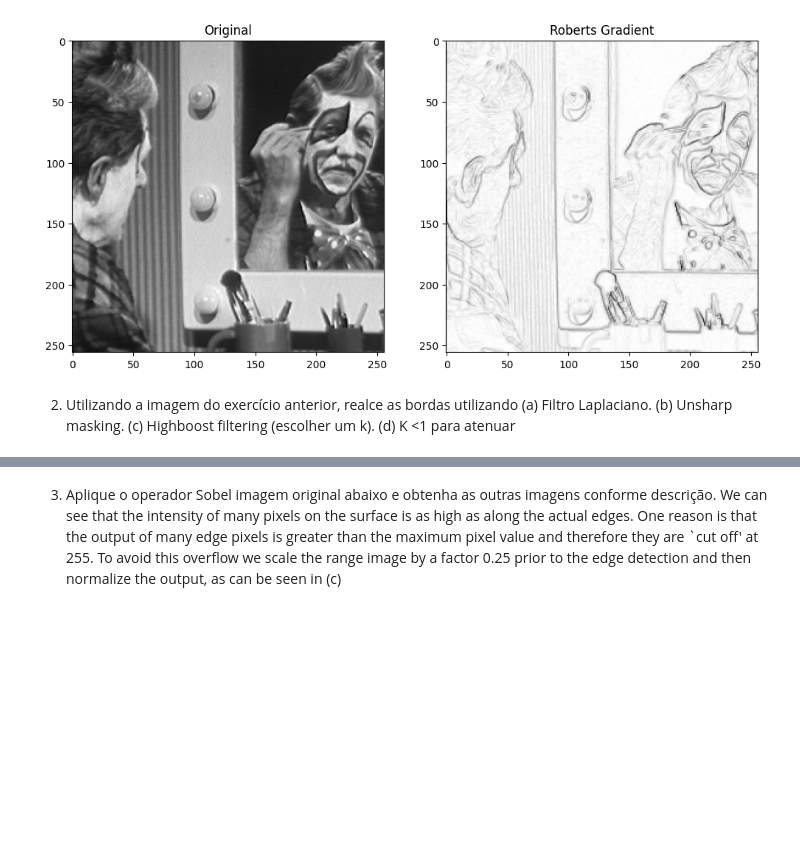
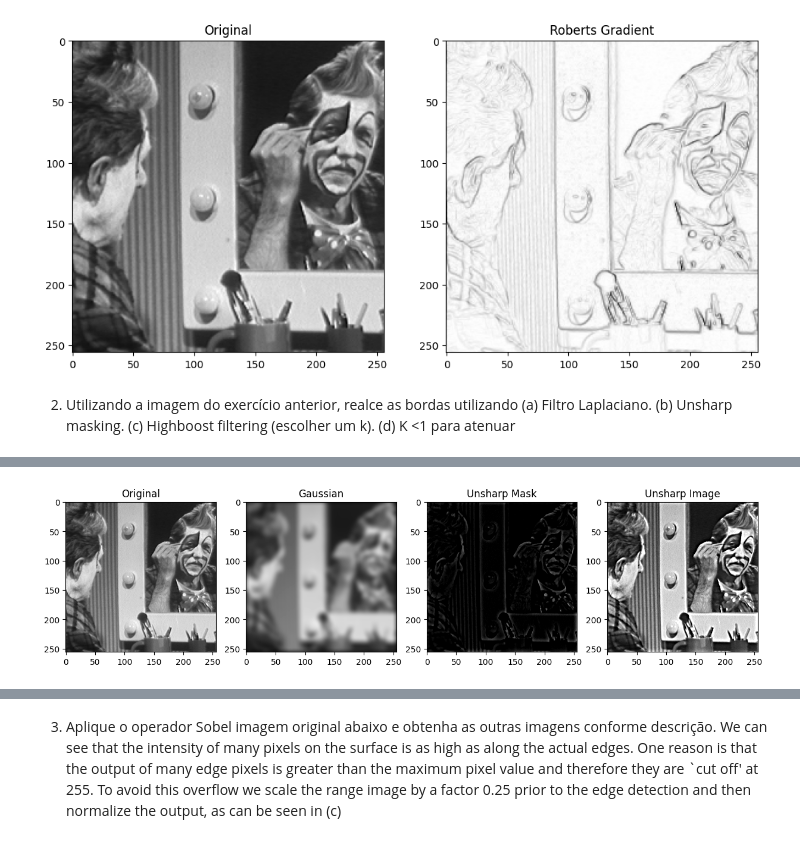
Before and after one commit to gabrielmsantos/pgc111-labs-2023, a Jupyter notebook: Lab05 - High pass filtering/Lab05.ipynb, the cells around one changed output, grey strips where cells are left out. Drawn from its saved outputs; the diff is of its cells as text; code cells hidden in the pictures; blank space fills up the shorter version.

```diff
--- a/Lab05 - High pass filtering/Lab05.ipynb
+++ b/Lab05 - High pass filtering/Lab05.ipynb
@@ -180,0 +114,17 @@ plt.imshow(img1, cmap='gray', vmin=0, vmax=255);
+# %%
+# Exercise Unsharp Masking
+img1 = cv2.imread("cln1.png", cv2.IMREAD_GRAYSCALE)
+# Gaussian Filter
+new_img_gaussian5 = convolution(img1, gaussian_kernel((15, 15), 4))
+
+# Unsharp Masking
+k = 1
+unsharp_mask = img1 - new_img_gaussian5
+unsharp_img = img1 + k * unsharp_mask
+
+# Printing
+images = np.array([[img1, new_img_gaussian5, unsharp_mask, unsharp_img]])
+labels = np.array([['Original', 'Gaussian', 'Unsharp Mask', 'Unsharp Image']])
+print_images(labels, images, _figsize=(15, 15))
+# %% [output]
+[figure, added]
```
Also changed, not shown: parts of 7 cells of this notebook, 2 other files.
